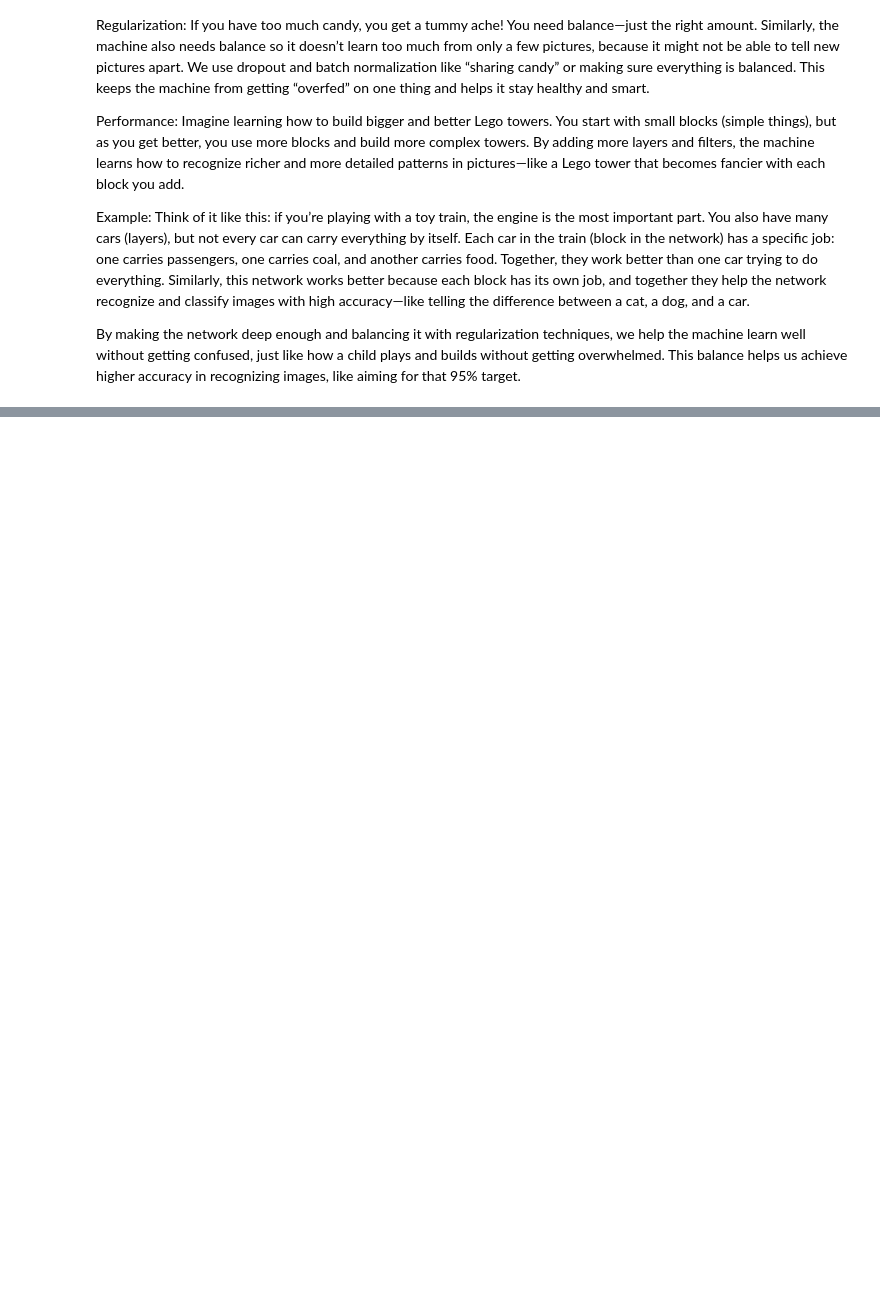
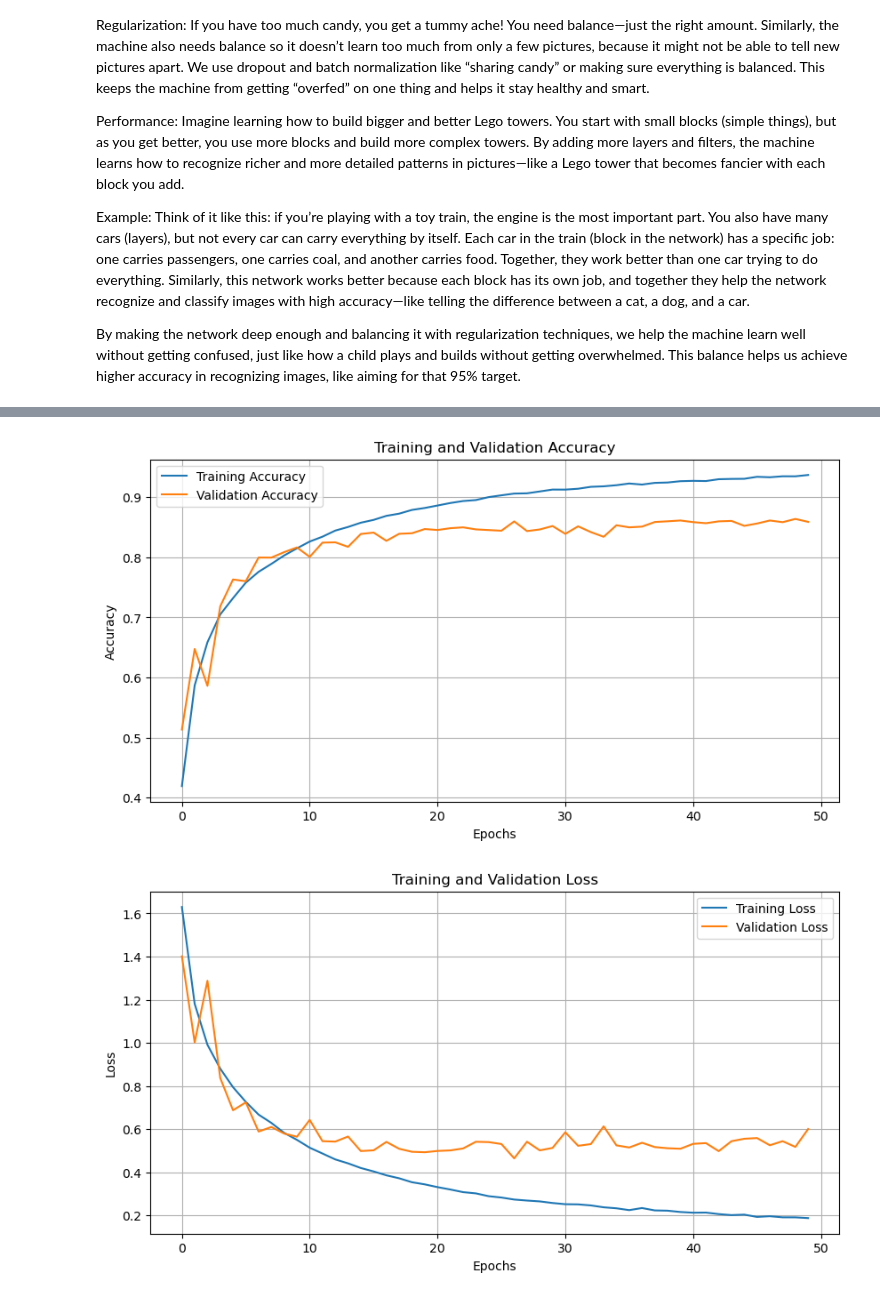
Before and after one commit to pbeles/Project-1-Group-3, a Jupyter notebook: code_jiota_initial_ngg16.ipynb, the cells around one changed output, grey strips where cells are left out. Cells and saved outputs as stored; diff of their text form; code cells hidden in the pictures; blank space fills up the shorter version.

```diff
--- a/code_jiota_initial_ngg16.ipynb
+++ b/code_jiota_initial_ngg16.ipynb
@@ -76,20 +64,23 @@ for X_batch, y_batch in datagen.flow(X_train, y_train, batch_size=9):
 # %%
 #Model Architecture
 from tensorflow.keras.models import Sequential
-from tensorflow.keras.layers import Conv2D, MaxPooling2D, Flatten, Dense, Dropout, BatchNormalization
+from tensorflow.keras.layers import Conv2D, MaxPooling2D, Flatten, Dense, Dropout, BatchNormalization, Input
 
-# Define the CNN architecture
+# Define the CNN architecture with an explicit Input layer
 model = Sequential()
 
-# First block
-model.add(Conv2D(32, (3, 3), activation='relu', padding='same', input_shape=(32, 32, 3)))
+# Explicitly define the input layer
+model.add(Input(shape=(32, 32, 3)))
+
+# First block: 32 filters
+model.add(Conv2D(32, (3, 3), activation='relu', padding='same'))
 model.add(BatchNormalization())
 model.add(Conv2D(32, (3, 3), activation='relu', padding='same'))
 model.add(BatchNormalization())
 model.add(MaxPooling2D((2, 2)))
 model.add(Dropout(0.25))
 
-# Second block
+# Second block: 64 filters
 model.add(Conv2D(64, (3, 3), activation='relu', padding='same'))
 model.add(BatchNormalization())
 model.add(Conv2D(64, (3, 3), activation='relu', padding='same'))
@@ -97,7 +88,7 @@ model.add(BatchNormalization())
 model.add(MaxPooling2D((2, 2)))
 model.add(Dropout(0.25))
 
-# Third block
+# Third block: 128 filters
 model.add(Conv2D(128, (3, 3), activation='relu', padding='same'))
 model.add(BatchNormalization())
 model.add(Conv2D(128, (3, 3), activation='relu', padding='same'))
@@ -109,10 +100,7 @@ model.add(Dropout(0.25))
 model.add(Flatten())
 model.add(Dense(256, activation='relu'))
 model.add(Dropout(0.5))
-model.add(Dense(10, activation='softmax'))
-
-# Compile the model
-model.compile(optimizer='adam', loss='categorical_crossentropy', metrics=['accuracy'])
+model.add(Dense(10, activation='softmax'))  # Output layer for 10 classes
 
 model.summary()
 # %% [output]
@@ -306,0 +252,49 @@ weighted avg       0.03      0.10      0.02     10000
+# %%
+#visualising metrics
+import matplotlib.pyplot as plt
+
+# Plot training and validation accuracy
+plt.figure(figsize=(10, 5))
+plt.plot(history.history['accuracy'], label='Training Accuracy')
+plt.plot(history.history['val_accuracy'], label='Validation Accuracy')
+plt.title('Training and Validation Accuracy')
+plt.xlabel('Epochs')
+plt.ylabel('Accuracy')
+plt.legend()
+plt.grid(True)
+plt.show()
+
+# Plot training and validation loss
+plt.figure(figsize=(10, 5))
+plt.plot(history.history['loss'], label='Training Loss')
+plt.plot(history.history['val_loss'], label='Validation Loss')
+plt.title('Training and Validation Loss')
+plt.xlabel('Epochs')
+plt.ylabel('Loss')
+plt.legend()
+plt.grid(True)
+plt.show()
+
+# Bar chart for final training and validation accuracy
+train_acc = history.history['accuracy'][-1]
+val_acc = history.history['val_accuracy'][-1]
+plt.figure(figsize=(6, 4))
+plt.bar(['Training Accuracy', 'Validation Accuracy'], [train_acc, val_acc], color=['blue', 'green'])
+plt.title('Final Training and Validation Accuracy')
+plt.ylabel('Accuracy')
+plt.show()
+
+# Bar chart for final training and validation loss
+train_loss = history.history['loss'][-1]  # Last training loss value
+val_loss = history.history['val_loss'][-1]  # Last validation loss value
+
+# Create the bar chart
+plt.figure(figsize=(6, 4))
+plt.bar(['Training Loss', 'Validation Loss'], [train_loss, val_loss], color=['blue', 'green'])
+plt.title('Final Training and Validation Loss')
+plt.ylabel('Loss')
+plt.grid(True)  # Add grid lines for better readability
+plt.show()
+# %% [output]
+[figure, added]
+[figure, added]
```
Also changed, not shown: parts of 8 cells of this notebook, 1 other file.
